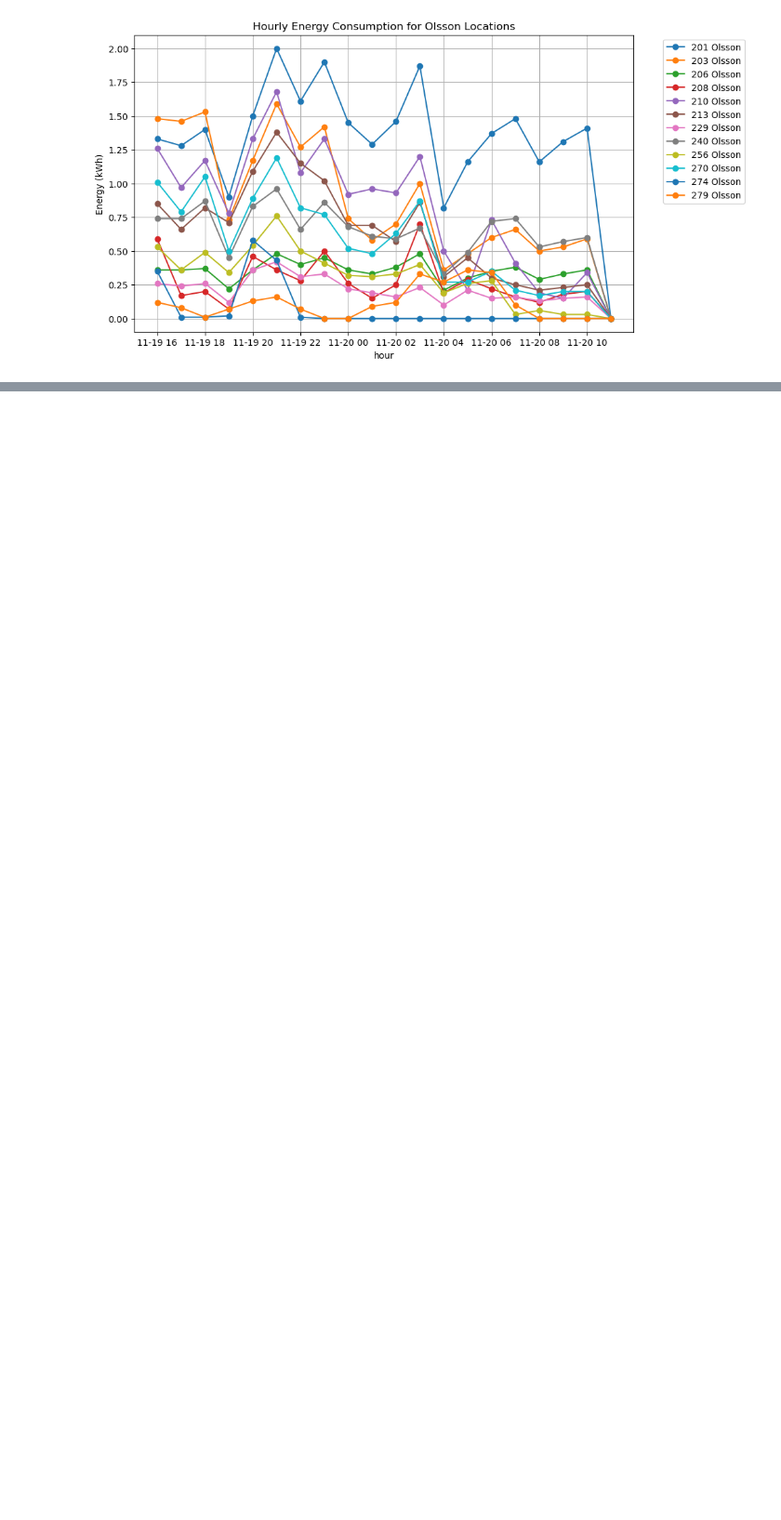
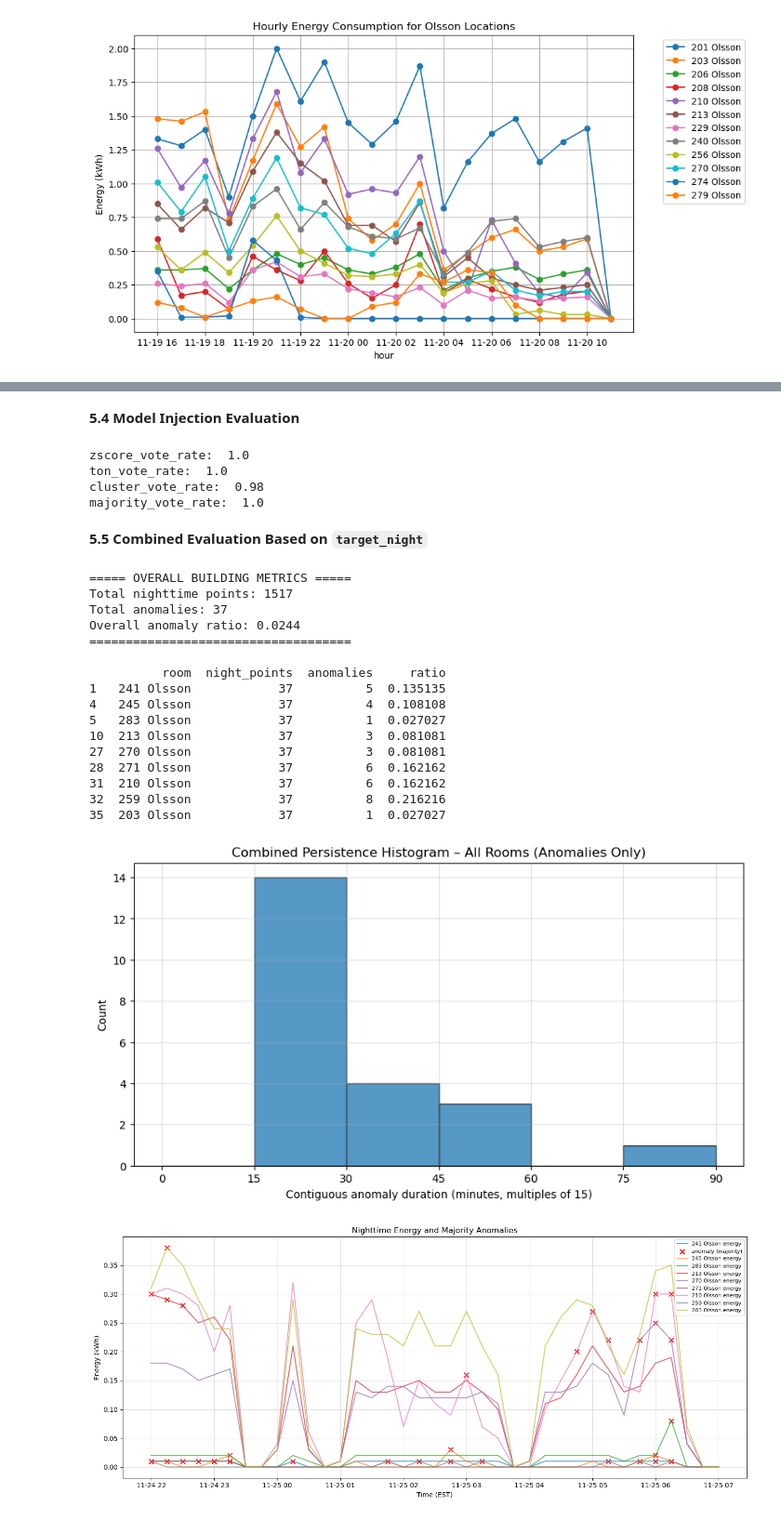
Before and after one commit to Taran-Gupta/SaHB-Energy-Mapping, a Jupyter notebook: Power Data.ipynb, the cells around one changed output, grey strips where cells are left out. Shown: that part at 93% size. Saved outputs shown, nothing was run; the diff lists cells and outputs as text; code cells hidden in the pictures; blank space fills up the shorter version.

Commit message:
idek good luck lol. But added all night time anomaly detection

```diff
--- a/Power Data.ipynb
+++ b/Power Data.ipynb
@@ -232,0 +1145,21 @@ plt.show()
+# %%
+# reads in data from csv
+df_all = pd.read_csv('olsson_nighttime_data.csv')
+
+# gets last time step in csv
+last_time = pd.to_datetime(df_all['time'].max(), utc=True)
+start = pd.to_datetime(last_time) + pd.Timedelta(minutes=15)
+end = pd.Timestamp.now(tz='UTC')
+
+# queries new data from last time step to now
+df_new = query_influx_nights(start, end, interval="15m")
+
+# appends new data to old data and removes duplicates
+df_all = pd.concat([df_all, df_new], ignore_index=True)
+df_all['time'] = pd.to_datetime(df_all['time'], utc=True, errors='coerce')
+df_all.drop_duplicates(subset=['time', 'location_specific'], inplace=True)
+df_all.sort_values('time', inplace=True)
+df_all.reset_index(drop=True, inplace=True)
+
+# saves updated data to csv
+df_all.to_csv('olsson_nighttime_data.csv', index=False)
@@ -232,0 +1178,11 @@ plt.show()
+# %%
+# Filter rooms that start with "2" and are in Olsson
+rooms = df_all['location_specific'].unique()
+rooms_2xx = [r for r in rooms if r.startswith("2") and "Olsson" in r]
+
+results_by_room = {}
+
+for room in rooms_2xx:
+    print(f"Processing {room}")
+    result = nighttime_pipeline(df_all, room=room)
+    results_by_room[room] = result
@@ -232,0 +1231,44 @@ plt.show()
+# %% [markdown]
+**5.4 Model Injection Evaluation**
+# %%
+# Make sure TIME_COL is defined, e.g.
+TIME_COL = 'time'
+
+# Add time features, including 'is_night'
+df_all = add_time_features(df_all, local_tz="US/Eastern")
+
+injection_detection_pipeline(df_all, num_injections=50)
+# %% [output]
+zscore_vote_rate:  1.0
+ton_vote_rate:  1.0
+cluster_vote_rate:  0.98
+majority_vote_rate:  1.0
+# %% [markdown]
+**5.5 Combined Evaluation Based on `target_night`**
+# %%
+target_night = date(2025, 11, 24)  # Example: Nov 24, 2025
+results_night = filter_single_night(results_by_room, target_night)
+
+overall_metrics, per_room_metrics = compute_overall_metrics(results_night)
+print(overall_metrics)
+plot_combined_persistence_hist(results_night)
+plot_night_flags_all_rooms(results_night)
+# %% [output]
+===== OVERALL BUILDING METRICS =====
+Total nighttime points: 1517
+Total anomalies: 37
+Overall anomaly ratio: 0.0244
+====================================
+
+          room  night_points  anomalies     ratio
+1   241 Olsson            37          5  0.135135
+4   245 Olsson            37          4  0.108108
+5   283 Olsson            37          1  0.027027
+10  213 Olsson            37          3  0.081081
+27  270 Olsson            37          3  0.081081
+28  271 Olsson            37          6  0.162162
+31  210 Olsson            37          6  0.162162
+32  259 Olsson            37          8  0.216216
+35  203 Olsson            37          1  0.027027
+[figure, added]
+[figure, added]
```
Also changed, not shown: parts of 61 cells of this notebook, 1 other file.
